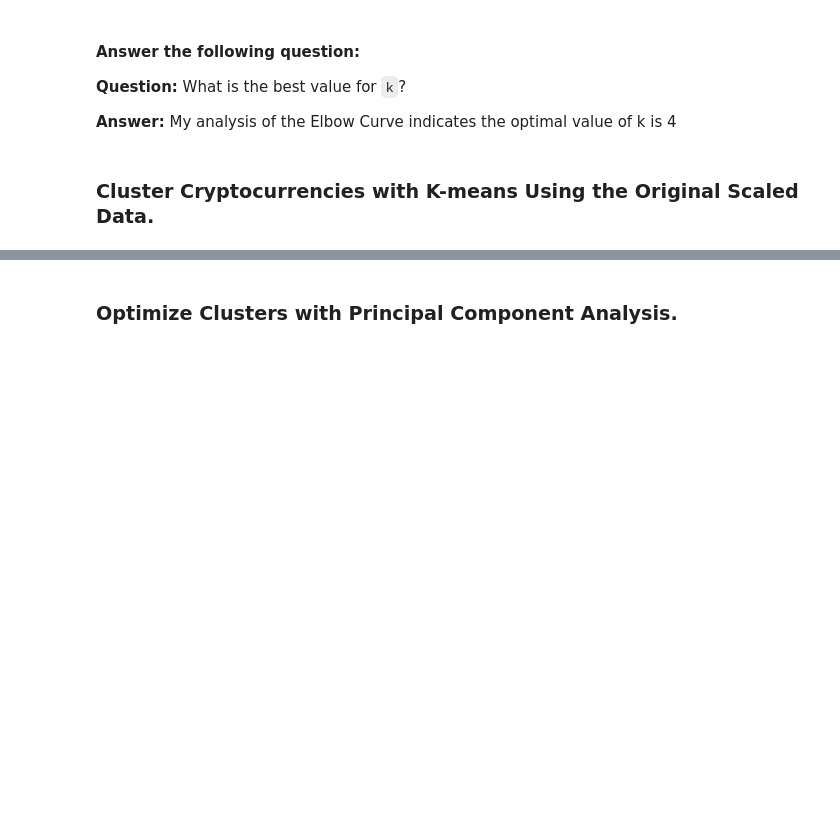
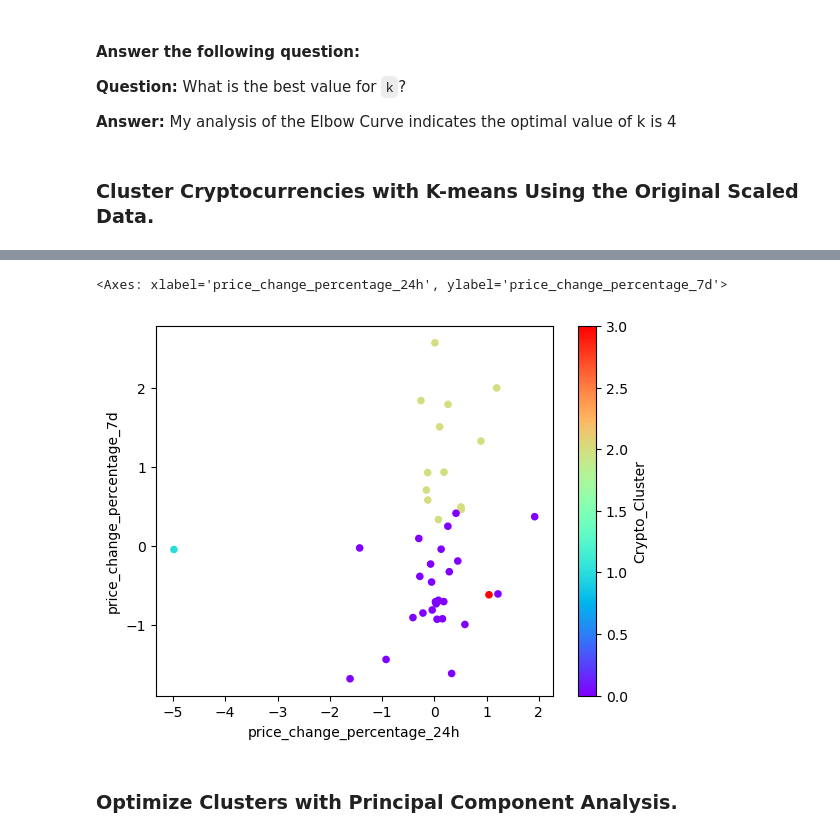
Before and after one commit to MDMoore315/CryptoClustering, a Jupyter notebook: Crypto_Clustering_starter_code.ipynb, the cells around one changed output, grey strips where cells are left out. Saved outputs shown, nothing was run; the diff lists cells and outputs as text; code cells hidden in the pictures; blank space fills up the shorter version.

Commit message:
Clustered Cryptocurrencies

```diff
--- a/Crypto_Clustering_starter_code.ipynb
+++ b/Crypto_Clustering_starter_code.ipynb
@@ -129,2 +130,3 @@ df_elbow.plot.line(x="k",
 # %%
 # Fit the K-Means model using the scaled data
+model.fit(market_data_transformed)
@@ -131,5 +135,6 @@ df_elbow.plot.line(x="k",
 # %%
 # Predict the clusters to group the cryptocurrencies using the scaled data
-
+k_4 = model.predict(market_data_transformed)
 
 # View the resulting array of cluster values.
+k_4
@@ -136,9 +144,11 @@ df_elbow.plot.line(x="k",
 # %%
 # Create a copy of the DataFrame
+market_data_predictions = market_data_transformed.copy()
 # %%
 # Add a new column to the DataFrame with the predicted clusters
-
+market_data_predictions["Crypto_Cluster"] = k_4
 
 # Display sample data
+market_data_predictions.head()
 # %% [output]
 |  | price_change_percentage_24h | price_change_percentage_7d | price_change_percentage_14d | price_change_percentage_30d | ... |
@@ -151,7 +161,15 @@ df_elbow.plot.line(x="k",
 # %%
 # Create a scatter plot using Pandas plot by setting
 # `x="price_change_percentage_24h"` and `y="price_change_percentage_7d"`.
 # Use "rainbow" for the color to better visualize the data.
+market_data_predictions.plot.scatter(
+    x="price_change_percentage_24h",
+    y="price_change_percentage_7d",
+    c="Crypto_Cluster",
+    colormap="rainbow")
+# %% [output]
+<Axes: xlabel='price_change_percentage_24h', ylabel='price_change_percentage_7d'>
+[figure, added]
 # %% [markdown]
 ### Optimize Clusters with Principal Component Analysis.
 # %%
```
Also changed, not shown: parts of 4 cells of this notebook.
